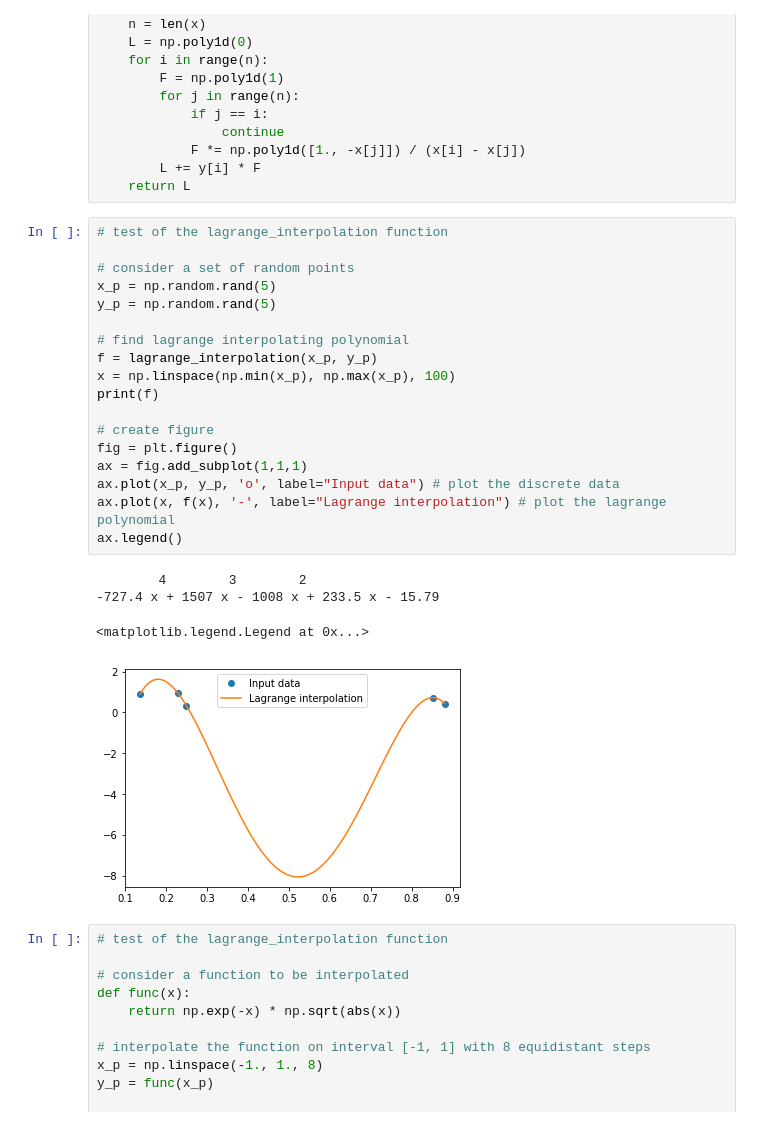
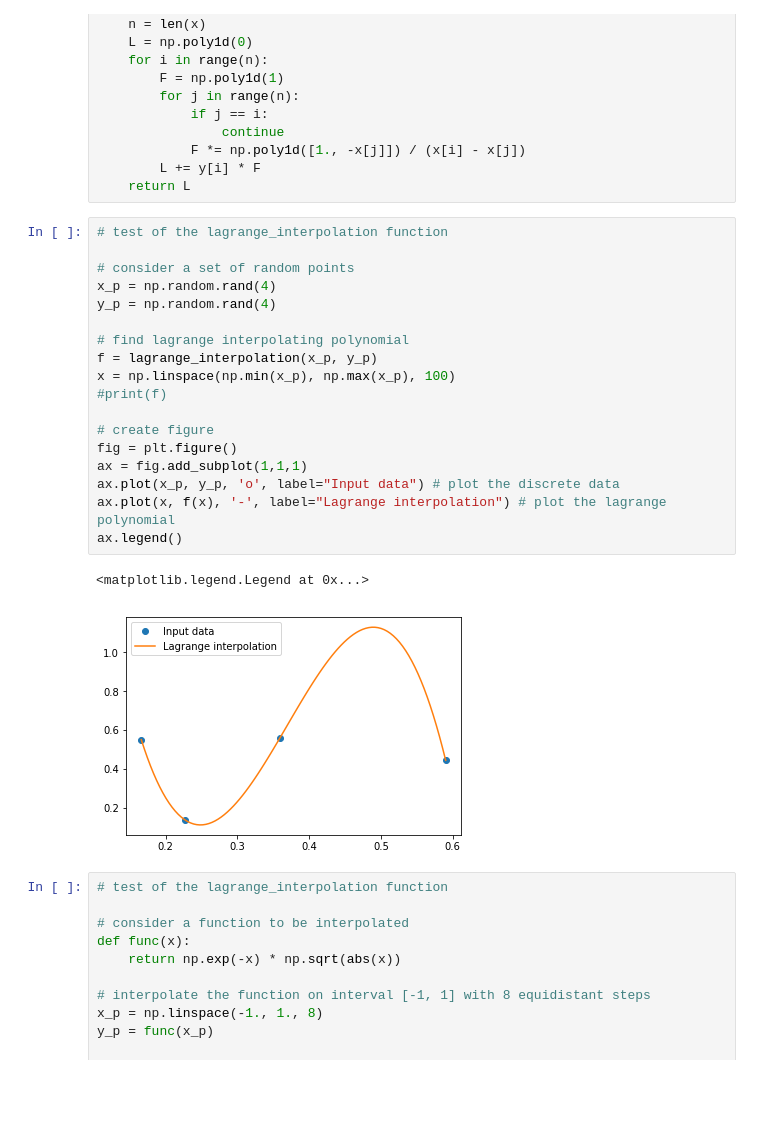
Before and after one commit to valenpe7/numerical_methods, a Jupyter notebook: lectures/04-interpolation.ipynb, the cells around one changed output. Cells and saved outputs as stored; diff of their text form; blank space fills up the shorter version.

```diff
--- a/lectures/04-interpolation.ipynb
+++ b/lectures/04-interpolation.ipynb
@@ -60,26 +60,24 @@ def lagrange_interpolation(x, y):
 # %%
 # test of the lagrange_interpolation function
 
 # consider a set of random points
-x_p = np.random.rand(5)
-y_p = np.random.rand(5)
+x_p = np.random.rand(4)
+y_p = np.random.rand(4)
 
 # find lagrange interpolating polynomial
 f = lagrange_interpolation(x_p, y_p)
 x = np.linspace(np.min(x_p), np.max(x_p), 100)
-print(f)
+#print(f)
 
 # create figure
 fig = plt.figure()
 ax = fig.add_subplot(1,1,1)
 ax.plot(x_p, y_p, 'o', label="Input data") # plot the discrete data
 ax.plot(x, f(x), '-', label="Lagrange interpolation") # plot the lagrange polynomial
 ax.legend()
 # %% [output]
-        4        3        2
--727.4 x + 1507 x - 1008 x + 233.5 x - 15.79
+<matplotlib.legend.Legend at 0x...>
-<matplotlib.legend.Legend at 0x...>
-[figure, old version]
+[figure, new version]
 # %%
 # test of the lagrange_interpolation function
 
```
Also changed, not shown: parts of 17 cells of this notebook, 1 other file.
